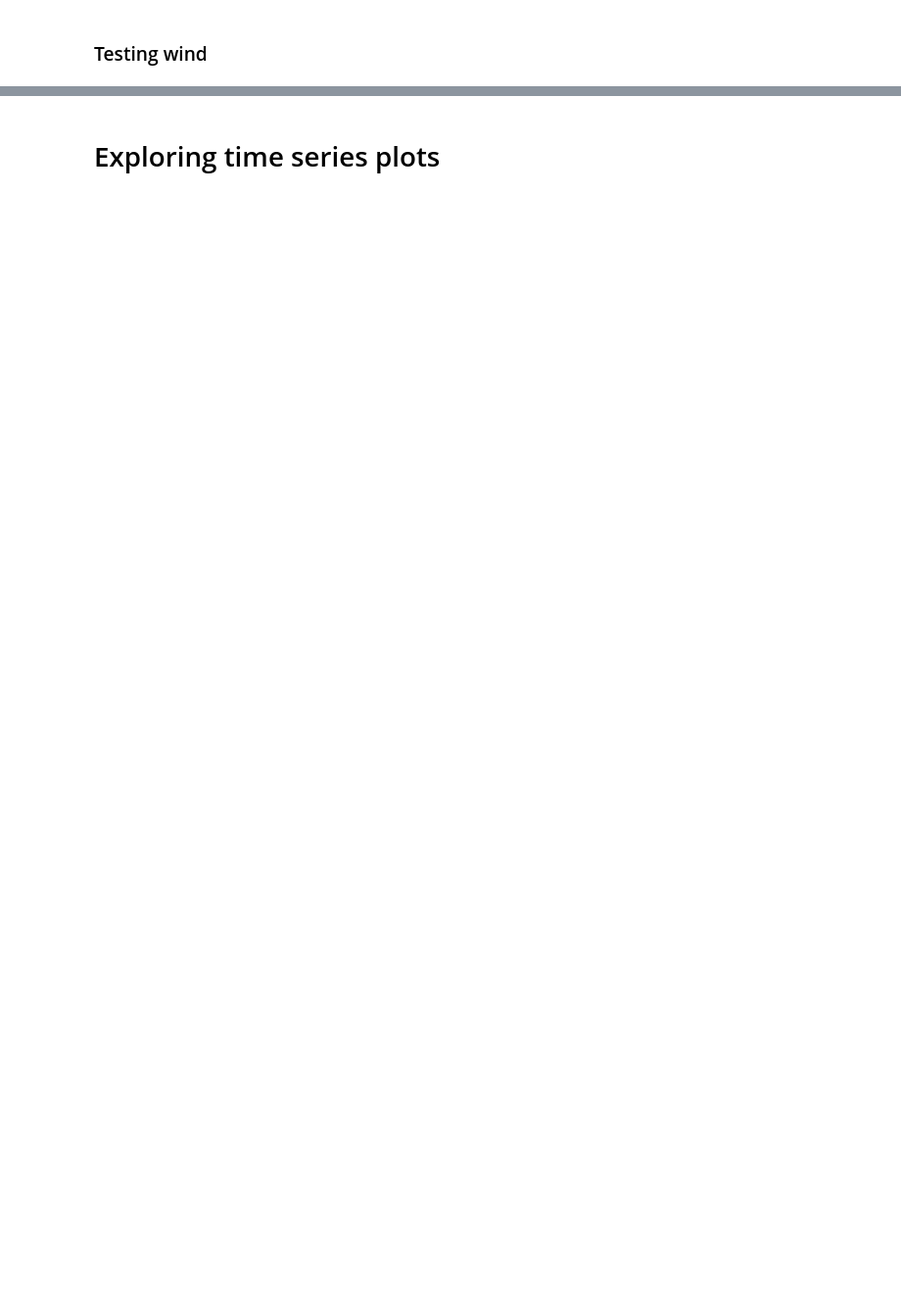
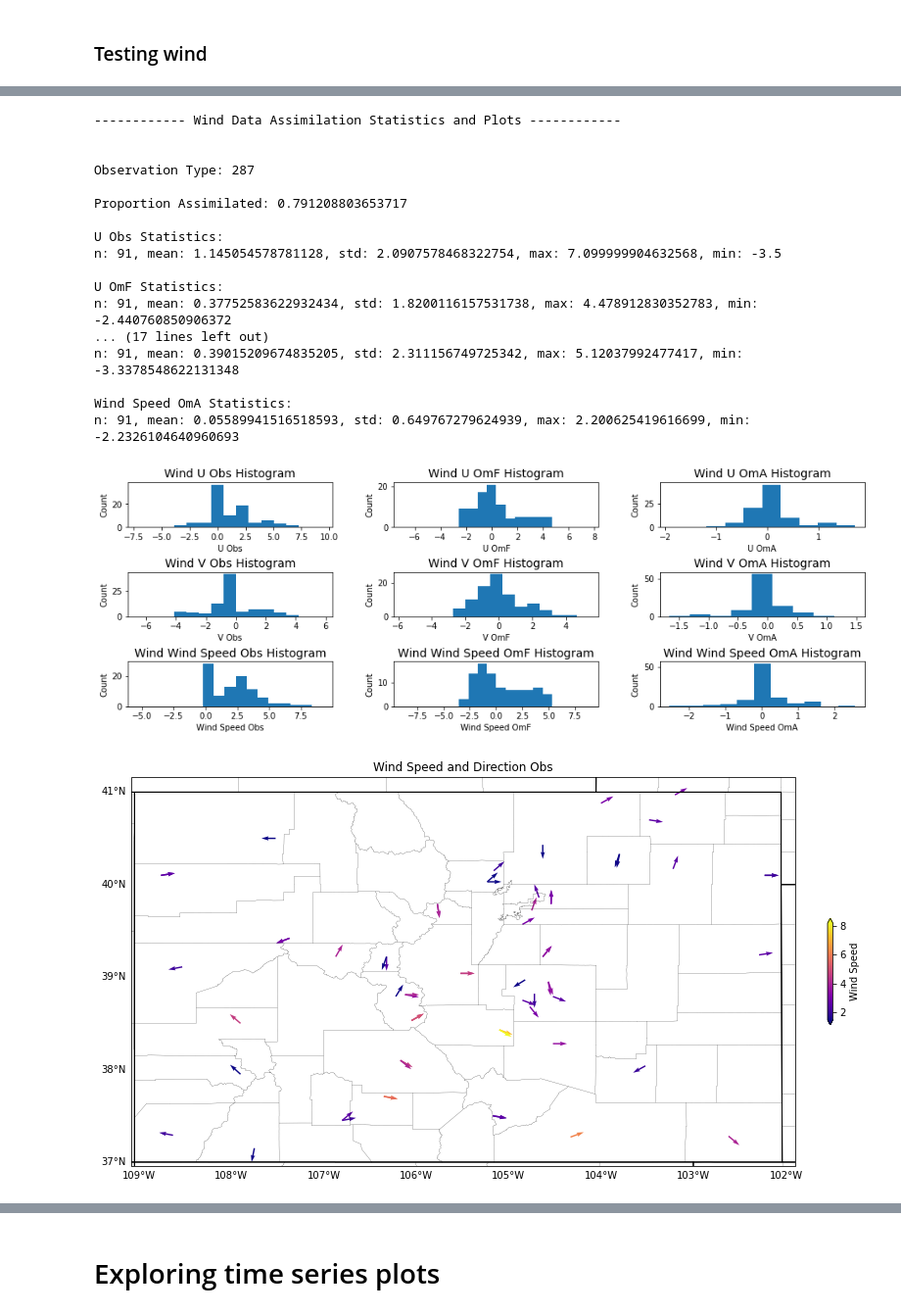
Before and after one commit to NOAA-GSL/pyDAmonitor, a Jupyter notebook: code/plot_interactive.ipynb, the cells around one changed output, grey strips where cells are left out. Shown: that part at 98% size. Saved outputs shown, nothing was run; the diff lists cells and outputs as text; code cells hidden in the pictures; blank space fills up the shorter version.

```diff
--- a/code/plot_interactive.ipynb
+++ b/code/plot_interactive.ipynb
@@ -117,2 +170,22 @@ plt.show()
 # %%
-# wind_base_plots(df_uv_anl_fil, df_uv_ges_fil, diag_uv_ges.metadata)
+make_wind_base_plots(df_uv_anl_fil, df_uv_ges_fil, diag_uv_ges.metadata)
+# %% [output]
+------------ Wind Data Assimilation Statistics and Plots ------------
+
+
+Observation Type: 287
+
+Proportion Assimilated: 0.791208803653717
+
+U Obs Statistics:
+n: 91, mean: 1.145054578781128, std: 2.0907578468322754, max: 7.099999904632568, min: -3.5
+
+U OmF Statistics:
+n: 91, mean: 0.37752583622932434, std: 1.8200116157531738, max: 4.478912830352783, min: -2.440760850906372
+... (17 lines left out)
+n: 91, mean: 0.39015209674835205, std: 2.311156749725342, max: 5.12037992477417, min: -3.3378548622131348
+
+Wind Speed OmA Statistics:
+n: 91, mean: 0.05589941516518593, std: 0.649767279624939, max: 2.200625419616699, min: -2.2326104640960693
+[figure, added]
+[figure, added]
```
Also changed, not shown: parts of 10 cells of this notebook, 7 other files.
